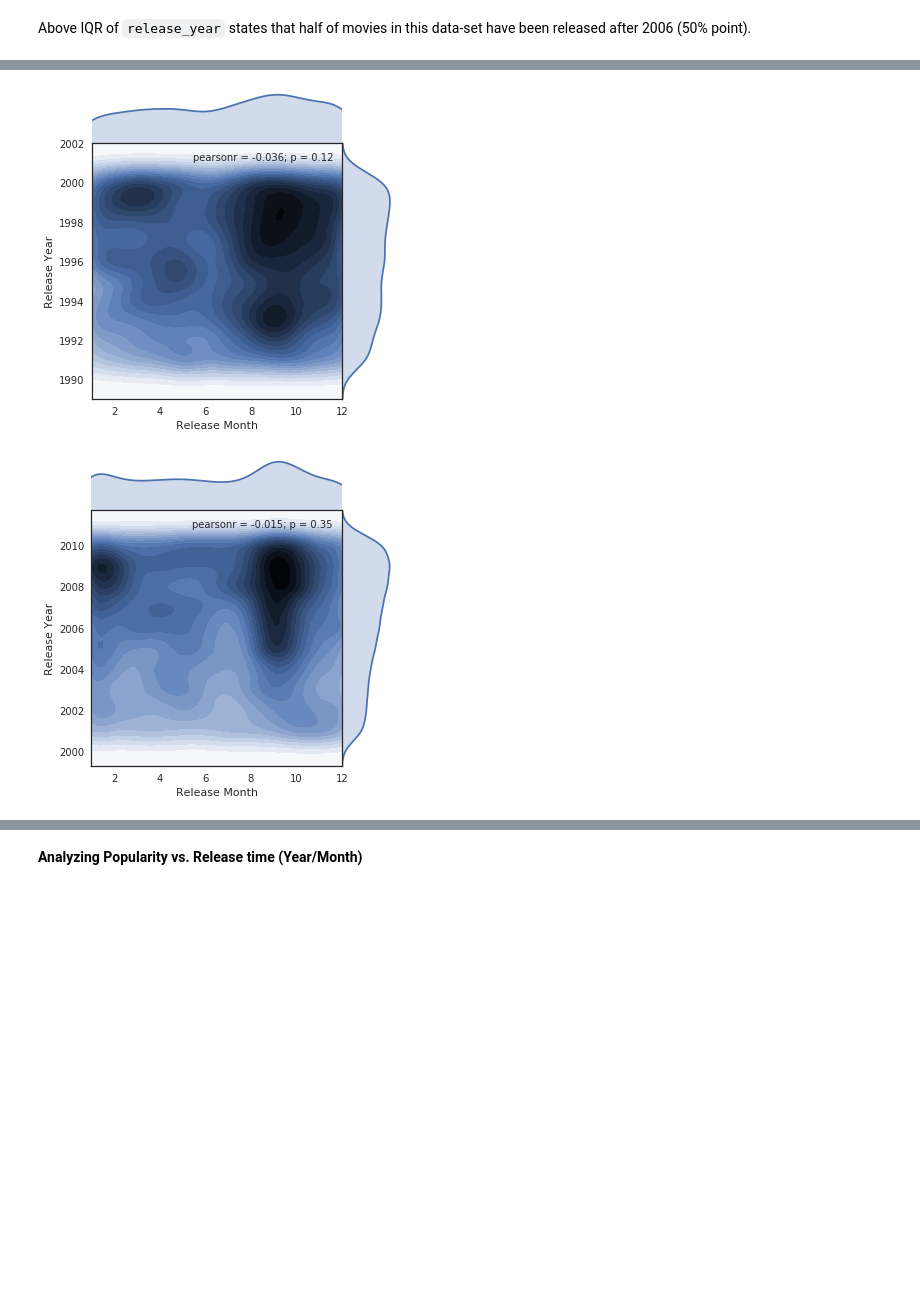
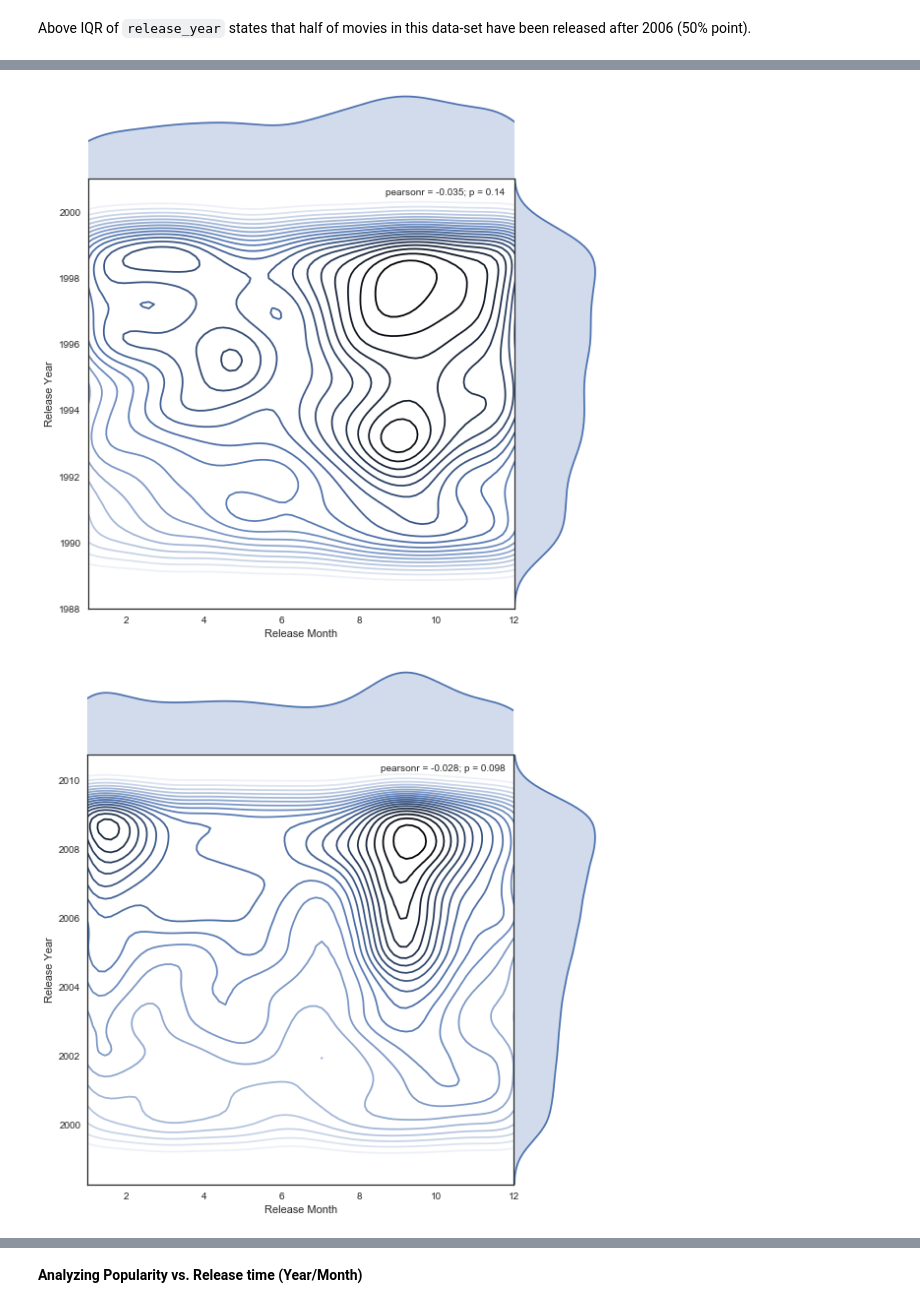
Before and after one commit to helcode/tmdb_ds_investigation, a Jupyter notebook: TMDB Dataset Investigation.ipynb, the cells around one changed output, grey strips where cells are left out. Cells and saved outputs as stored; diff of their text form; code cells hidden in the pictures; blank space fills up the shorter version.

Commit message:
Replace jupyter notebook via upload

```diff
--- a/TMDB Dataset Investigation.ipynb
+++ b/TMDB Dataset Investigation.ipynb
@@ -217,0 +227,4 @@ df.drop(['release_date'], axis=1, inplace=True)
+# %%
+# Fill into zero items in budget_adj and revenue_adj with NaN
+df['budget_adj'] = df['budget_adj'].replace(0,np.NAN)
+df['revenue_adj'] = df['revenue_adj'].replace(0,np.NAN)
@@ -217,0 +233,4 @@ df.drop(['release_date'], axis=1, inplace=True)
+# %%
+# Fill into zero items in budget_adj and revenue_adj with NaN
+df['runtime'] = df['runtime'].replace(0,np.NAN)
+df['runtime'].fillna(df.runtime.mean(), inplace = True)
@@ -218,3 +239,6 @@ df.drop(['release_date'], axis=1, inplace=True)
+# %%
+#create new column `profit_adj`
+df['profit_adj'] = df['revenue_adj'] - df['budget_adj']
 # %% [markdown]
 
 
@@ -349,6 +375,6 @@ Name: release_year, dtype: float64
 # %%
 # Create release_decade categorical column
-bin_edges = [1960, 1970, 1980, 1990, 2000, 2010, 2020]
+bin_edges = [1959, 1969, 1979, 1989, 1999, 2009, 2019]
 bin_names = ['1960s','1970s','1980s','1990s','2000s','2010s']
 df['release_decade'] = pd.cut(df['release_year'], bin_edges, labels=bin_names)
 df['release_decade'].value_counts()
@@ -368,7 +394,7 @@ for decade in ['1960s','1970s','1980s','1990s','2000s','2010s']:
     query = 'release_decade == "'+decade+'"'
     with sns.axes_style('white'):
         ax = sns.jointplot("release_month", "release_year", df.query(query), kind='kde',
-                      size=5, space=0, shade=True, n_levels=20, xlim={1,12});
+                      size=8, space=0, shade=False, n_levels=20, xlim={1,12});
         ax.ax_joint.set_xlabel('Release Month')
         ax.ax_joint.set_ylabel('Release Year')
 # %% [output]
@@ -378,2 +404,2 @@ for decade in ['1960s','1970s','1980s','1990s','2000s','2010s']:
-[figure, old version]
+[figure, new version]
-[figure, old version]
+[figure, new version]
```
Also changed, not shown: parts of 76 cells of this notebook.
